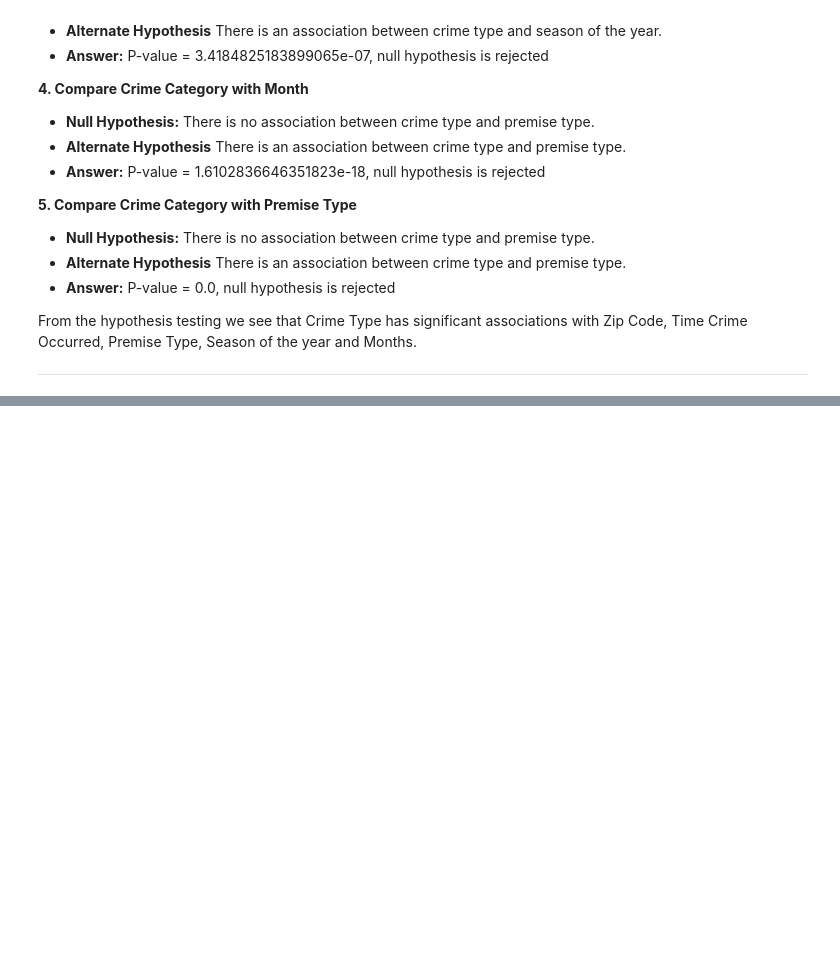
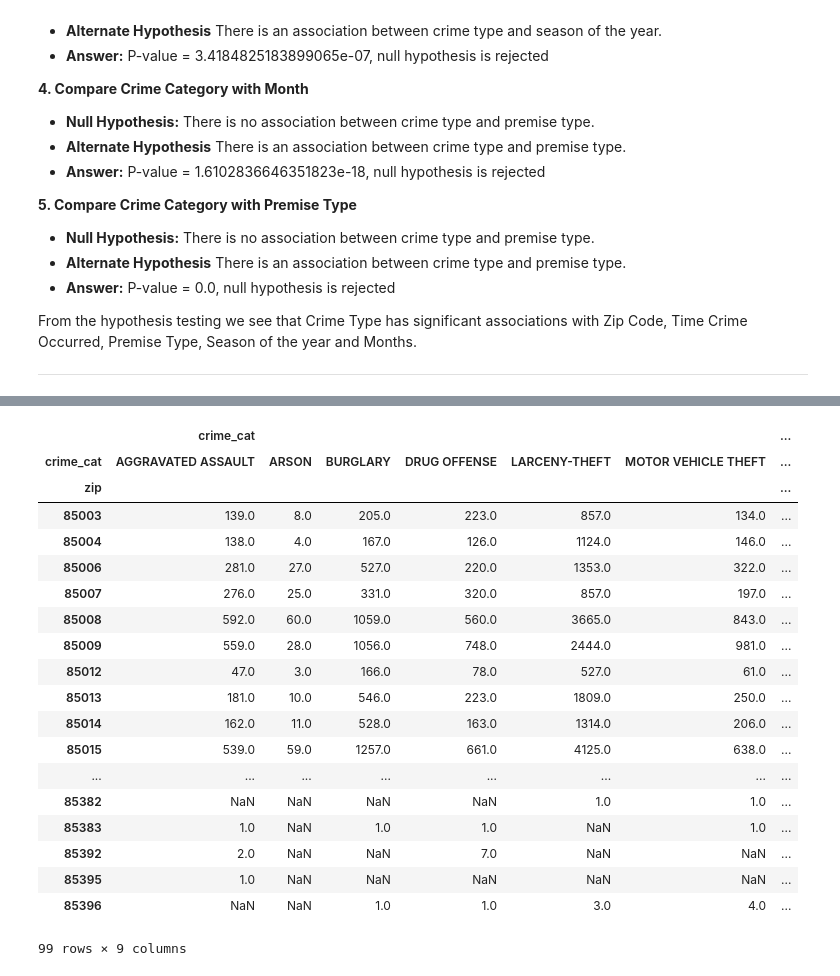
Before and after one commit to jpeterson28/DSCT_Capstone1, a Jupyter notebook: Code.ipynb, the cells around one changed output, grey strips where cells are left out. Cells and saved outputs as stored; diff of their text form; code cells hidden in the pictures; blank space fills up the shorter version.

```diff
--- a/Code.ipynb
+++ b/Code.ipynb
@@ -730,0 +668,4 @@ From the hypothesis testing we see that Crime Type has significant associations
+# %%
+# feature engineering data frame
+feat_eng = basket
+feat_eng.describe()
@@ -730,0 +678,25 @@ From the hypothesis testing we see that Crime Type has significant associations
+# %%
+# total crimes by crime type per zip code
+zip_crime_feat = feat_eng.groupby(['zip', 'crime_cat'])[['crime_cat']].count().unstack()
+zip_crime_feat
+# %% [output]
+|  | crime_cat |  |  |  |  |  | ... |
+| crime_cat | AGGRAVATED ASSAULT | ARSON | BURGLARY | DRUG OFFENSE | LARCENY-THEFT | MOTOR VEHICLE THEFT | ... |
+| zip |  |  |  |  |  |  | ... |
+| 85003 | 139.0 | 8.0 | 205.0 | 223.0 | 857.0 | 134.0 | ... |
+| 85004 | 138.0 | 4.0 | 167.0 | 126.0 | 1124.0 | 146.0 | ... |
+| 85006 | 281.0 | 27.0 | 527.0 | 220.0 | 1353.0 | 322.0 | ... |
+| 85007 | 276.0 | 25.0 | 331.0 | 320.0 | 857.0 | 197.0 | ... |
+| 85008 | 592.0 | 60.0 | 1059.0 | 560.0 | 3665.0 | 843.0 | ... |
+| 85009 | 559.0 | 28.0 | 1056.0 | 748.0 | 2444.0 | 981.0 | ... |
+| 85012 | 47.0 | 3.0 | 166.0 | 78.0 | 527.0 | 61.0 | ... |
+| 85013 | 181.0 | 10.0 | 546.0 | 223.0 | 1809.0 | 250.0 | ... |
+| 85014 | 162.0 | 11.0 | 528.0 | 163.0 | 1314.0 | 206.0 | ... |
+| 85015 | 539.0 | 59.0 | 1257.0 | 661.0 | 4125.0 | 638.0 | ... |
+| ... | ... | ... | ... | ... | ... | ... | ... |
+| 85382 | NaN | NaN | NaN | NaN | 1.0 | 1.0 | ... |
+| 85383 | 1.0 | NaN | 1.0 | 1.0 | NaN | 1.0 | ... |
+| 85392 | 2.0 | NaN | NaN | 7.0 | NaN | NaN | ... |
+| 85395 | 1.0 | NaN | NaN | NaN | NaN | NaN | ... |
+| 85396 | NaN | NaN | 1.0 | 1.0 | 3.0 | 4.0 | ... |
+99 rows × 9 columns
```
Also changed, not shown: parts of 19 cells of this notebook.
